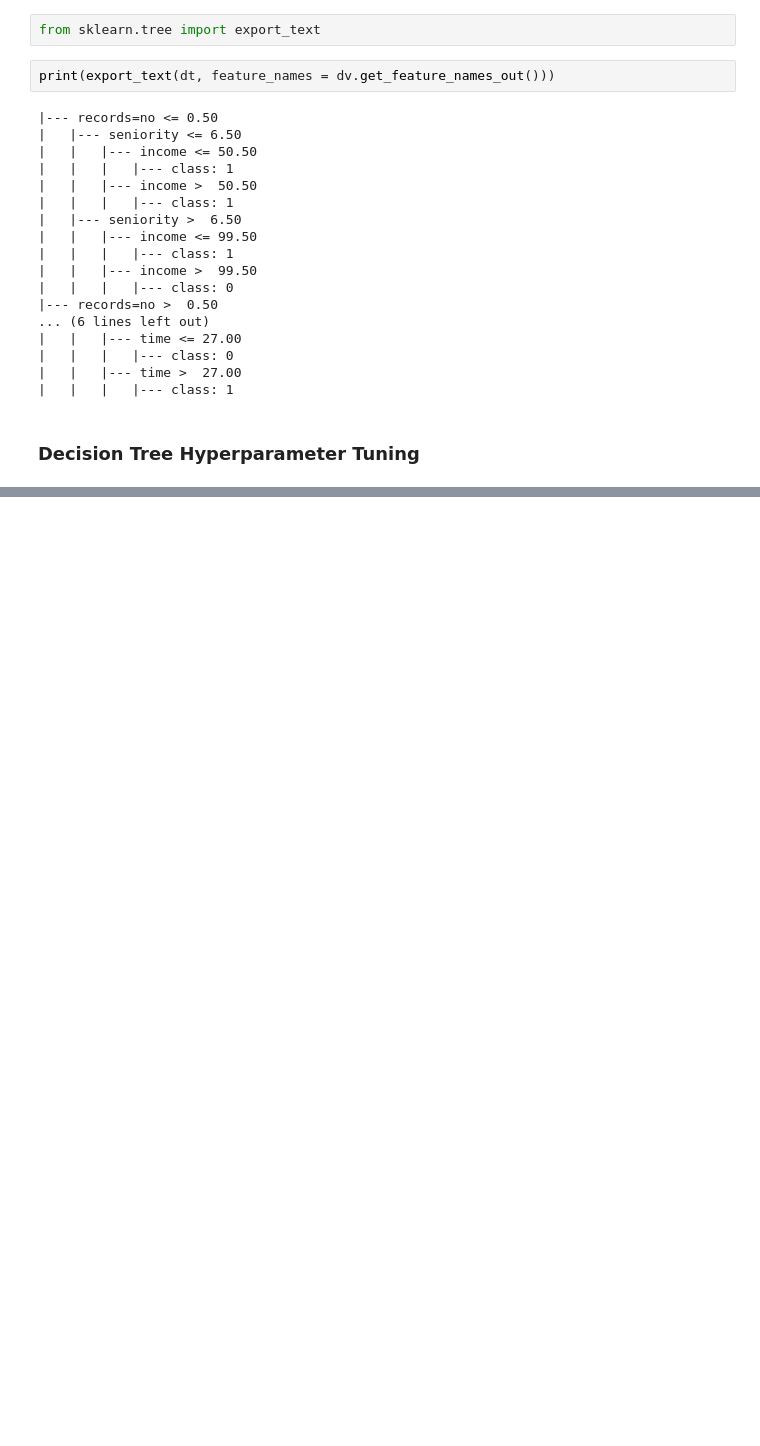
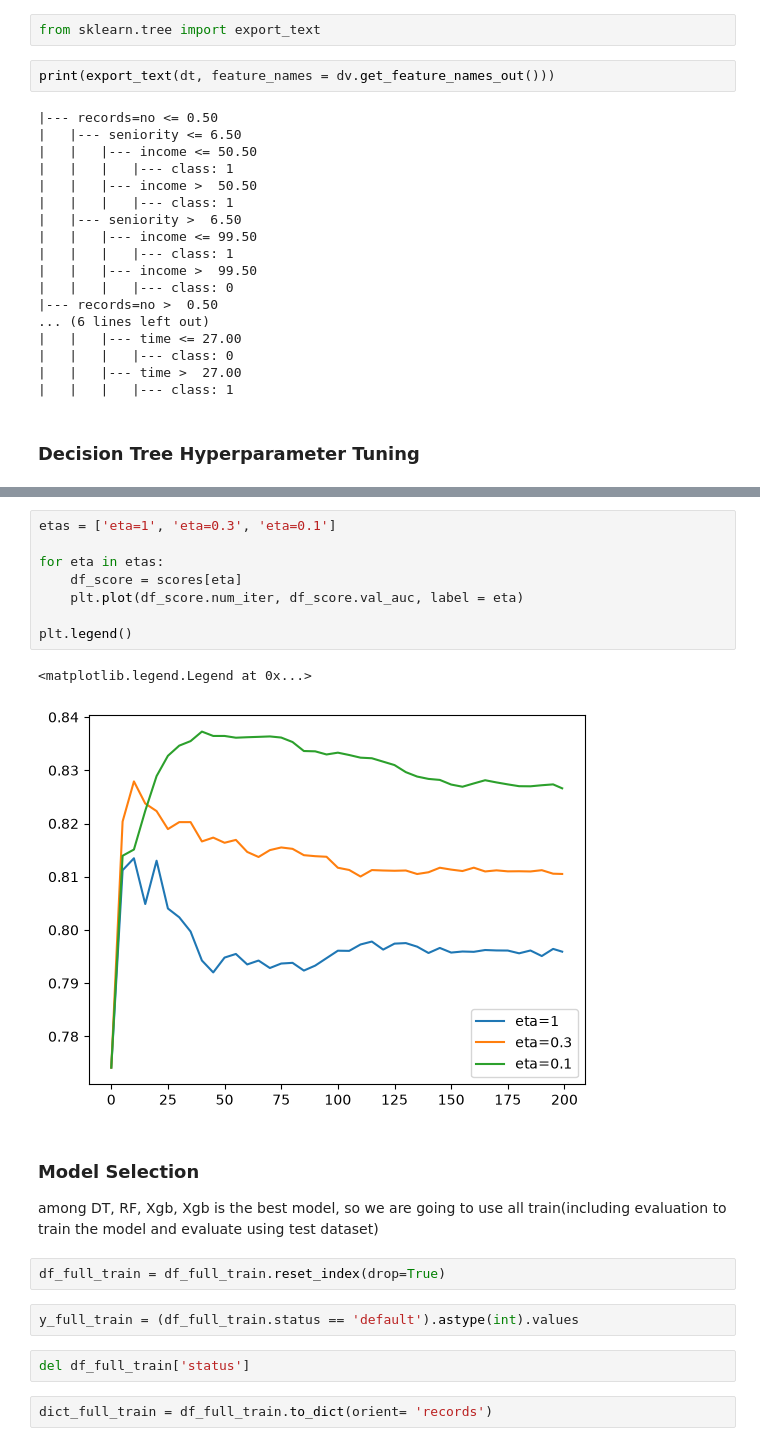
Before and after one commit to shanshanhemasao/MLZoomCamp, a Jupyter notebook: 06-trees/Trees.ipynb, the cells around one changed output, grey strips where cells are left out. Drawn from its saved outputs; the diff is of its cells as text; blank space fills up the shorter version.

```diff
--- a/06-trees/Trees.ipynb
+++ b/06-trees/Trees.ipynb
@@ -313,0 +466,22 @@ for d in [4,5,6]:
+# %%
+etas = ['eta=1', 'eta=0.3', 'eta=0.1']
+
+for eta in etas:
+    df_score = scores[eta]
+    plt.plot(df_score.num_iter, df_score.val_auc, label = eta)
+
+plt.legend()
+# %% [output]
+<matplotlib.legend.Legend at 0x...>
+[figure, added]
+# %% [markdown]
+### Model Selection
+among DT, RF, Xgb, Xgb is the best model, so we are going to use all train(including evaluation to train the model and evaluate using test dataset)
+# %%
+df_full_train = df_full_train.reset_index(drop=True)
+# %%
+y_full_train = (df_full_train.status == 'default').astype(int).values
+# %%
+del df_full_train['status']
+# %%
+dict_full_train = df_full_train.to_dict(orient= 'records')
```
Also changed, not shown: parts of 35 cells of this notebook.
